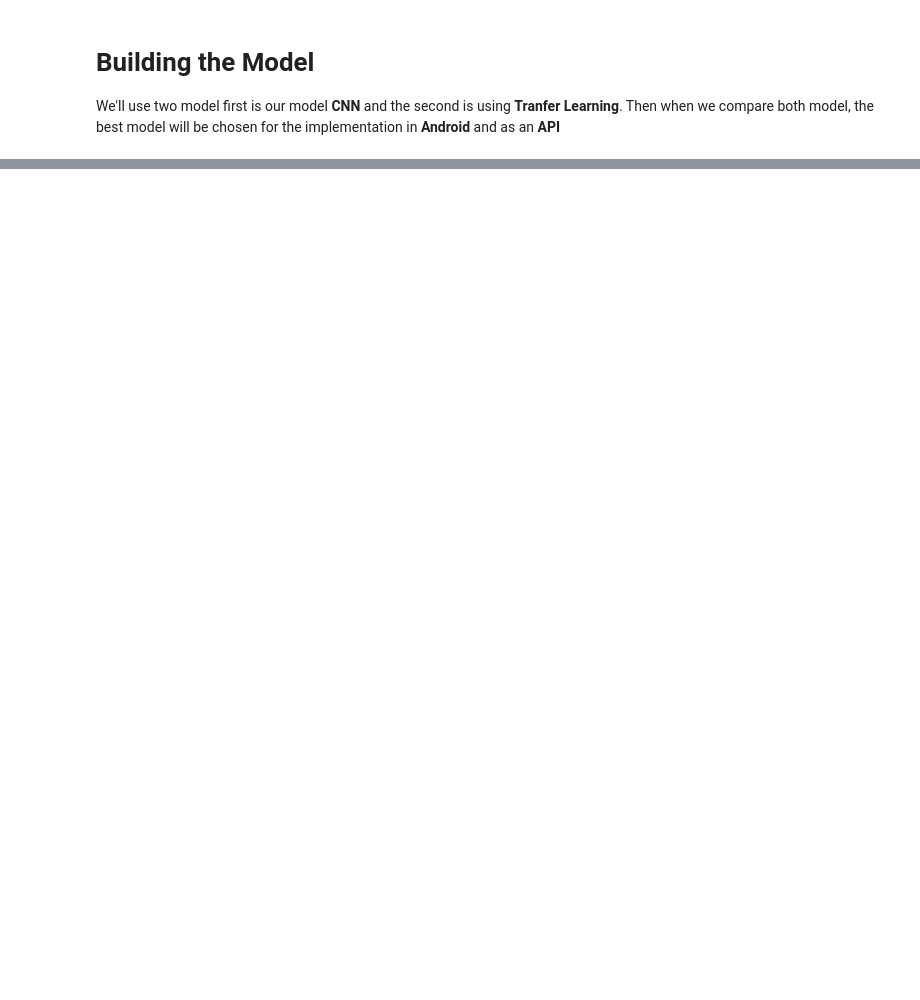
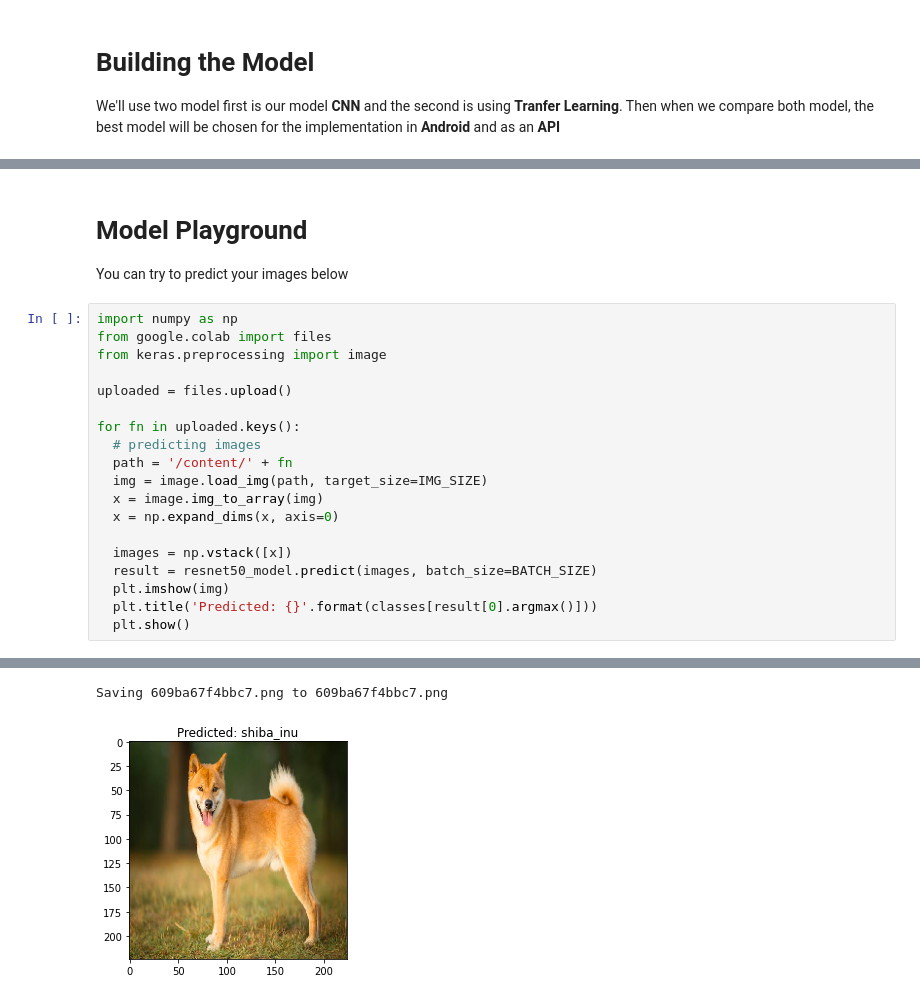
Before and after one commit to MuhamadAzizi/Best-websites-a-programmer-should-visit, a Jupyter notebook: Your_Pet_Care.ipynb, the cells around one changed output, grey strips where cells are left out. Cells and saved outputs as stored; diff of their text form; blank space fills up the shorter version.

```diff
--- a/Your_Pet_Care.ipynb
+++ b/Your_Pet_Care.ipynb
@@ -126,0 +458,24 @@ We'll use two model first is our model **CNN** and the second is using **Tranfer
+# %% [markdown]
+# Model Playground
+
+You can try to predict your images below
+# %%
+import numpy as np
+from google.colab import files
+from keras.preprocessing import image
+
+uploaded = files.upload()
+
+for fn in uploaded.keys():
+  # predicting images
+  path = '/content/' + fn
+  img = image.load_img(path, target_size=IMG_SIZE)
+  x = image.img_to_array(img)
+  x = np.expand_dims(x, axis=0)
+
+  images = np.vstack([x])
+  result = resnet50_model.predict(images, batch_size=BATCH_SIZE)
+  plt.imshow(img)
+  plt.title('Predicted: {}'.format(classes[result[0].argmax()]))
+  plt.show()
+# %% [output]
@@ -126,0 +483,2 @@ We'll use two model first is our model **CNN** and the second is using **Tranfer
+Saving 609ba67f4bbc7.png to 609ba67f4bbc7.png
+[figure, added]
```
Also changed, not shown: parts of 33 cells of this notebook.
